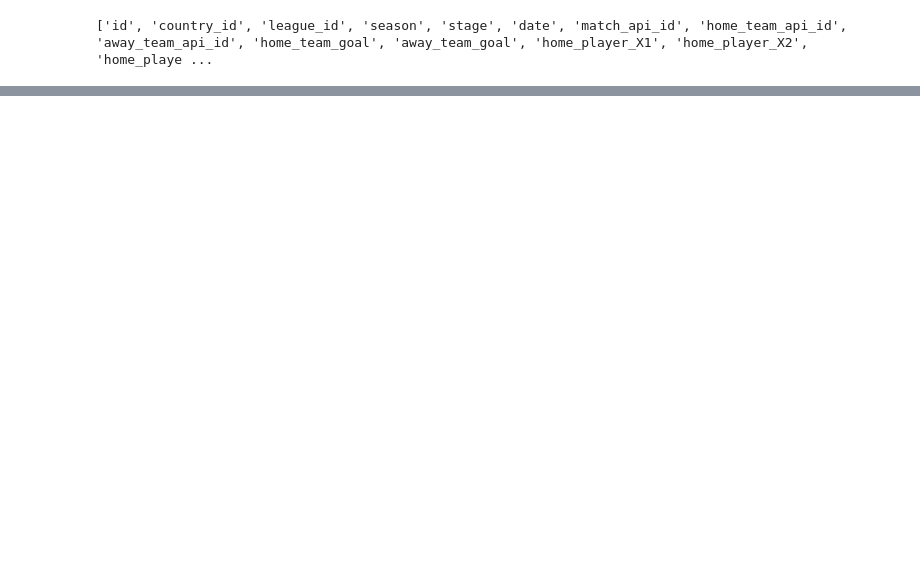
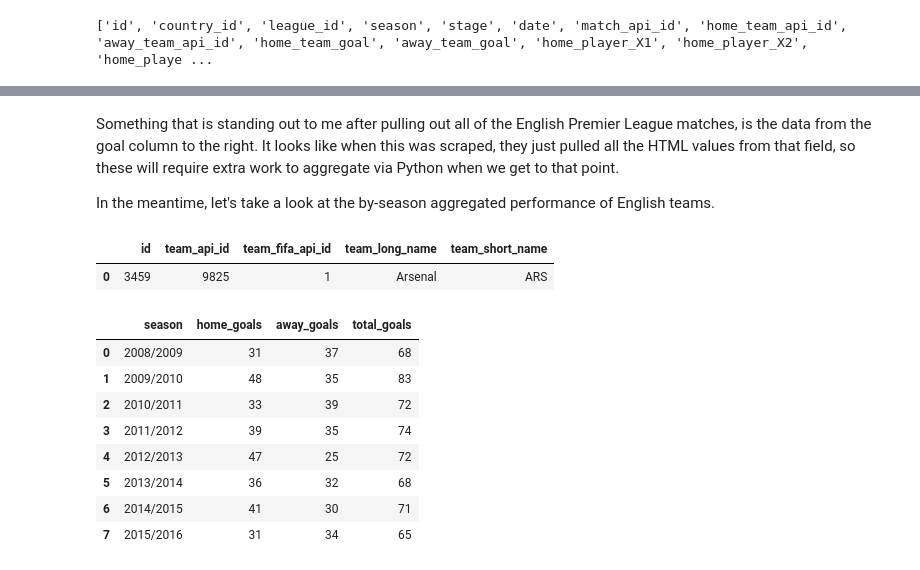
Before and after one commit to sage-gendron/Data-Projects, a Jupyter notebook: european-soccer-data-data-analysis.ipynb, the cells around one changed output, grey strips where cells are left out. Saved outputs shown, nothing was run; the diff lists cells and outputs as text; code cells hidden in the pictures; blank space fills up the shorter version.

```diff
--- a/european-soccer-data-data-analysis.ipynb
+++ b/european-soccer-data-data-analysis.ipynb
@@ -292,0 +297,57 @@ english_seasons
+# %% [markdown]
+Something that is standing out to me after pulling out all of the English Premier League matches, is the data from the goal column to the right. It looks like when this was scraped, they just pulled all the HTML values from that field, so these will require extra work to aggregate via Python when we get to that point.
+
+In the meantime, let's take a look at the by-season aggregated performance of English teams.
+# %%
+arsenal_query = """
+SELECT *
+FROM Team
+WHERE team_long_name = 'Arsenal'
+"""
+arsenal = pd.read_sql(arsenal_query, conn)
+arsenal
+# %% [output]
+|  | id | team_api_id | team_fifa_api_id | team_long_name | team_short_name |
+| 0 | 3459 | 9825 | 1 | Arsenal | ARS |
+# %%
+arsenal_by_season_query = """
+WITH arsenal AS (
+SELECT
+  season,
+  home_team_api_id AS home_team,
+  away_team_api_id AS away_team,
+  home_team_goal AS home_goals,
+  away_team_goal AS away_goals
+FROM
+  Match m
+WHERE
+  country_id = 1729
+  AND home_team_api_id = 9825 OR away_team_api_id = 9825
+)
+SELECT
+  season,
+  SUM(CASE WHEN home_team = 9825 THEN home_goals END) AS home_goals,
+  SUM(CASE WHEN away_team = 9825 THEN away_goals END) AS away_goals,
+  SUM(
+    CASE
+      WHEN home_team = 9825 THEN home_goals
+      WHEN away_team = 9825 THEN away_goals
+      END
+  ) AS total_goals
+FROM
+  arsenal
+GROUP BY
+  season
+"""
+arsenal_results = pd.read_sql(arsenal_by_season_query, conn)
+arsenal_results
+# %% [output]
+|  | season | home_goals | away_goals | total_goals |
+| 0 | 2008/2009 | 31 | 37 | 68 |
+| 1 | 2009/2010 | 48 | 35 | 83 |
+| 2 | 2010/2011 | 33 | 39 | 72 |
+| 3 | 2011/2012 | 39 | 35 | 74 |
+| 4 | 2012/2013 | 47 | 25 | 72 |
+| 5 | 2013/2014 | 36 | 32 | 68 |
+| 6 | 2014/2015 | 41 | 30 | 71 |
+| 7 | 2015/2016 | 31 | 34 | 65 |
```
Also changed, not shown: parts of 4 cells of this notebook.
